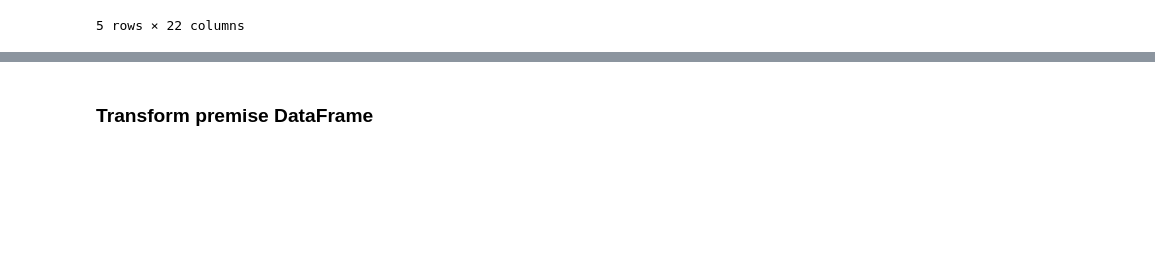
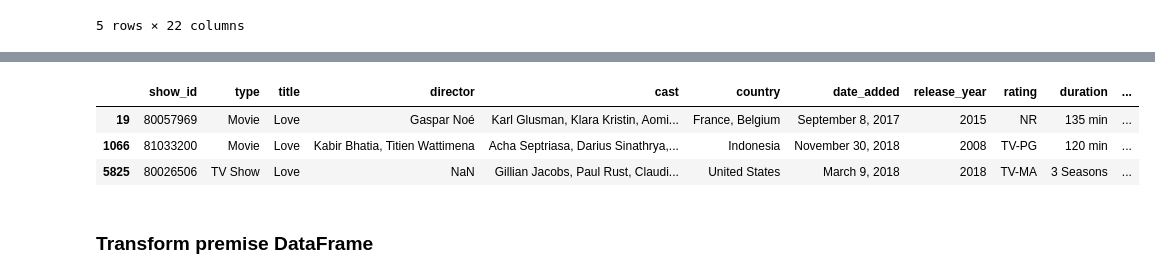
Before and after one commit to hsaka1993/ETLNetflixProject, a Jupyter notebook: movies_etl.ipynb, the cells around one changed output, grey strips where cells are left out. Cells and saved outputs as stored; diff of their text form; code cells hidden in the pictures; blank space fills up the shorter version.

```diff
--- a/movies_etl.ipynb
+++ b/movies_etl.ipynb
@@ -113,0 +154,9 @@ The Matrix
+# %%
+#to find repeated titles (make sure they are different movies not repeated data)
+netflix_df["title"].value_counts()
+netflix_df.loc[netflix_df["title"]=="Love", :]
+# %% [output]
+|  | show_id | type | title | director | cast | country | date_added | release_year | rating | duration | ... |
+| 19 | 80057969 | Movie | Love | Gaspar Noé | Karl Glusman, Klara Kristin, Aomi... | France, Belgium | September 8, 2017 | 2015 | NR | 135 min | ... |
+| 1066 | 81033200 | Movie | Love | Kabir Bhatia, Titien Wattimena | Acha Septriasa, Darius Sinathrya,... | Indonesia | November 30, 2018 | 2008 | TV-PG | 120 min | ... |
+| 5825 | 80026506 | TV Show | Love | NaN | Gillian Jacobs, Paul Rust, Claudi... | United States | March 9, 2018 | 2018 | TV-MA | 3 Seasons | ... |
```
Also changed, not shown: parts of 22 cells of this notebook.
